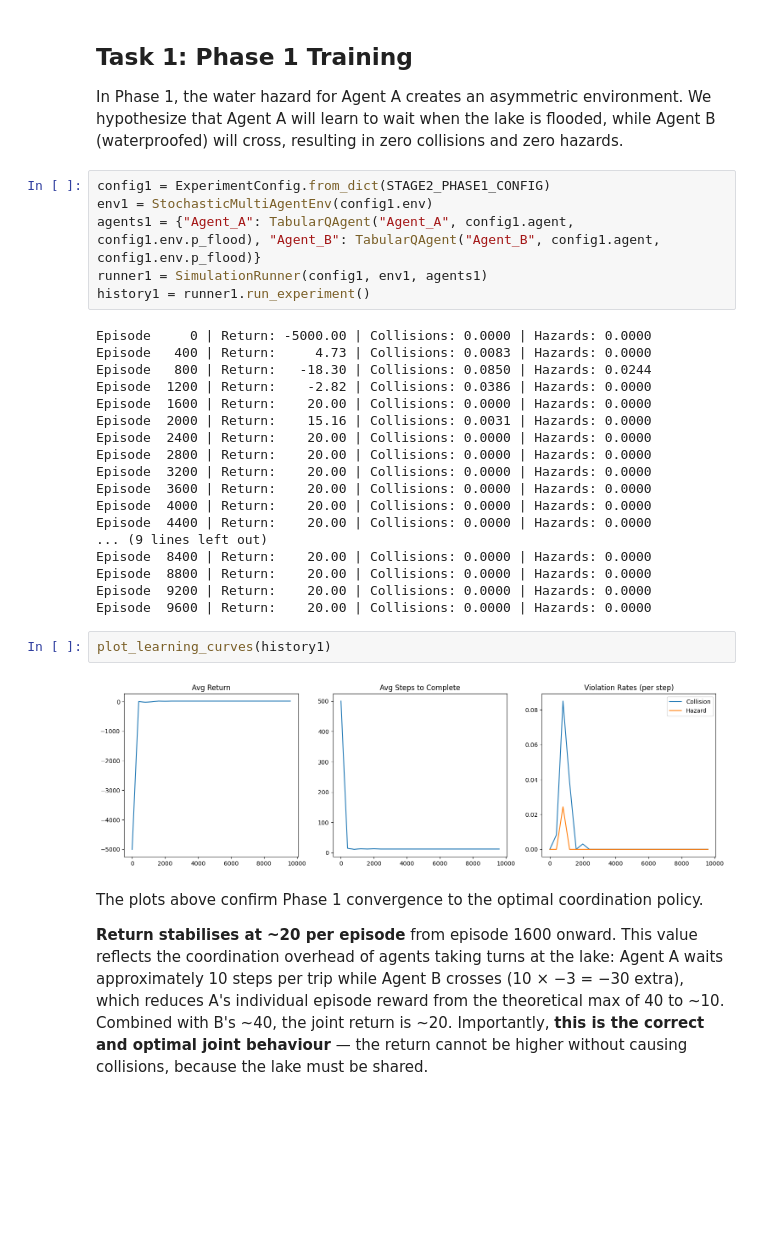
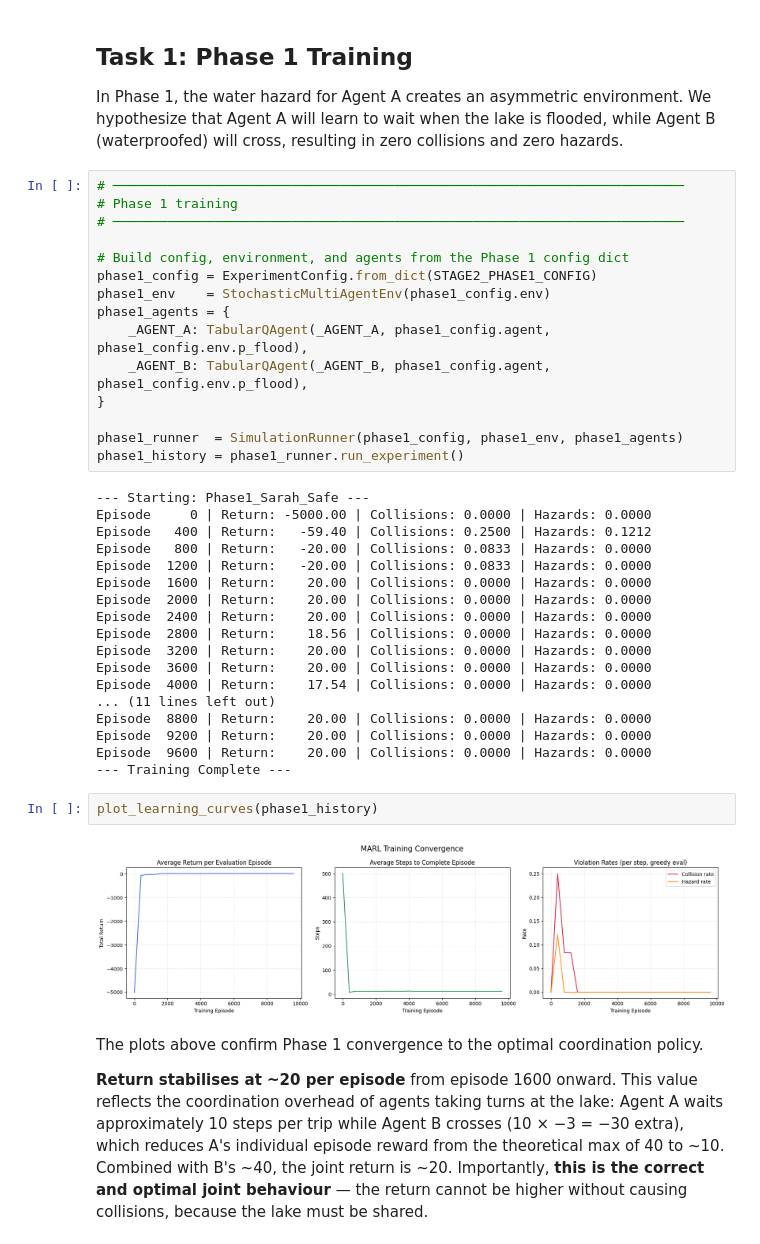
Before and after one commit to neojpulido/multi-agent-stochastic-games, a Jupyter notebook: notebooks/FIT5226_34169202_2026S1_Ass2.ipynb, the cells around one changed output. Saved outputs shown, nothing was run; the diff lists cells and outputs as text; blank space fills up the shorter version.

```diff
--- a/notebooks/FIT5226_34169202_2026S1_Ass2.ipynb
+++ b/notebooks/FIT5226_34169202_2026S1_Ass2.ipynb
@@ -253,33 +901,42 @@ def plot_learning_curves(history):
 ## Task 1: Phase 1 Training
 In Phase 1, the water hazard for Agent A creates an asymmetric environment. We hypothesize that Agent A will learn to wait when the lake is flooded, while Agent B (waterproofed) will cross, resulting in zero collisions and zero hazards.
 # %%
-config1 = ExperimentConfig.from_dict(STAGE2_PHASE1_CONFIG)
-env1 = StochasticMultiAgentEnv(config1.env)
-agents1 = {"Agent_A": TabularQAgent("Agent_A", config1.agent, config1.env.p_flood), "Agent_B": TabularQAgent("Agent_B", config1.agent, config1.env.p_flood)}
-runner1 = SimulationRunner(config1, env1, agents1)
-history1 = runner1.run_experiment()
+# ─────────────────────────────────────────────────────────────────────────
+# Phase 1 training
+# ─────────────────────────────────────────────────────────────────────────
+
+# Build config, environment, and agents from the Phase 1 config dict
+phase1_config = ExperimentConfig.from_dict(STAGE2_PHASE1_CONFIG)
+phase1_env    = StochasticMultiAgentEnv(phase1_config.env)
+phase1_agents = {
+    _AGENT_A: TabularQAgent(_AGENT_A, phase1_config.agent, phase1_config.env.p_flood),
+    _AGENT_B: TabularQAgent(_AGENT_B, phase1_config.agent, phase1_config.env.p_flood),
+}
+
+phase1_runner  = SimulationRunner(phase1_config, phase1_env, phase1_agents)
+phase1_history = phase1_runner.run_experiment()
 # %% [output]
+--- Starting: Phase1_Sarah_Safe ---
 Episode     0 | Return: -5000.00 | Collisions: 0.0000 | Hazards: 0.0000
-Episode   400 | Return:     4.73 | Collisions: 0.0083 | Hazards: 0.0000
-Episode   800 | Return:   -18.30 | Collisions: 0.0850 | Hazards: 0.0244
-Episode  1200 | Return:    -2.82 | Collisions: 0.0386 | Hazards: 0.0000
+Episode   400 | Return:   -59.40 | Collisions: 0.2500 | Hazards: 0.1212
+Episode   800 | Return:   -20.00 | Collisions: 0.0833 | Hazards: 0.0000
+Episode  1200 | Return:   -20.00 | Collisions: 0.0833 | Hazards: 0.0000
 Episode  1600 | Return:    20.00 | Collisions: 0.0000 | Hazards: 0.0000
-Episode  2000 | Return:    15.16 | Collisions: 0.0031 | Hazards: 0.0000
+Episode  2000 | Return:    20.00 | Collisions: 0.0000 | Hazards: 0.0000
 Episode  2400 | Return:    20.00 | Collisions: 0.0000 | Hazards: 0.0000
-Episode  2800 | Return:    20.00 | Collisions: 0.0000 | Hazards: 0.0000
+Episode  2800 | Return:    18.56 | Collisions: 0.0000 | Hazards: 0.0000
 Episode  3200 | Return:    20.00 | Collisions: 0.0000 | Hazards: 0.0000
 Episode  3600 | Return:    20.00 | Collisions: 0.0000 | Hazards: 0.0000
-Episode  4000 | Return:    20.00 | Collisions: 0.0000 | Hazards: 0.0000
-Episode  4400 | Return:    20.00 | Collisions: 0.0000 | Hazards: 0.0000
-... (9 lines left out)
-Episode  8400 | Return:    20.00 | Collisions: 0.0000 | Hazards: 0.0000
+Episode  4000 | Return:    17.54 | Collisions: 0.0000 | Hazards: 0.0000
+... (11 lines left out)
 Episode  8800 | Return:    20.00 | Collisions: 0.0000 | Hazards: 0.0000
 Episode  9200 | Return:    20.00 | Collisions: 0.0000 | Hazards: 0.0000
 Episode  9600 | Return:    20.00 | Collisions: 0.0000 | Hazards: 0.0000
+--- Training Complete ---
 # %%
-plot_learning_curves(history1)
+plot_learning_curves(phase1_history)
 # %% [output]
-[figure, old version]
+[figure, new version]
 # %% [markdown]
 The plots above confirm Phase 1 convergence to the optimal coordination policy.
 
```
Also changed, not shown: parts of 28 cells of this notebook, 1 other file.
